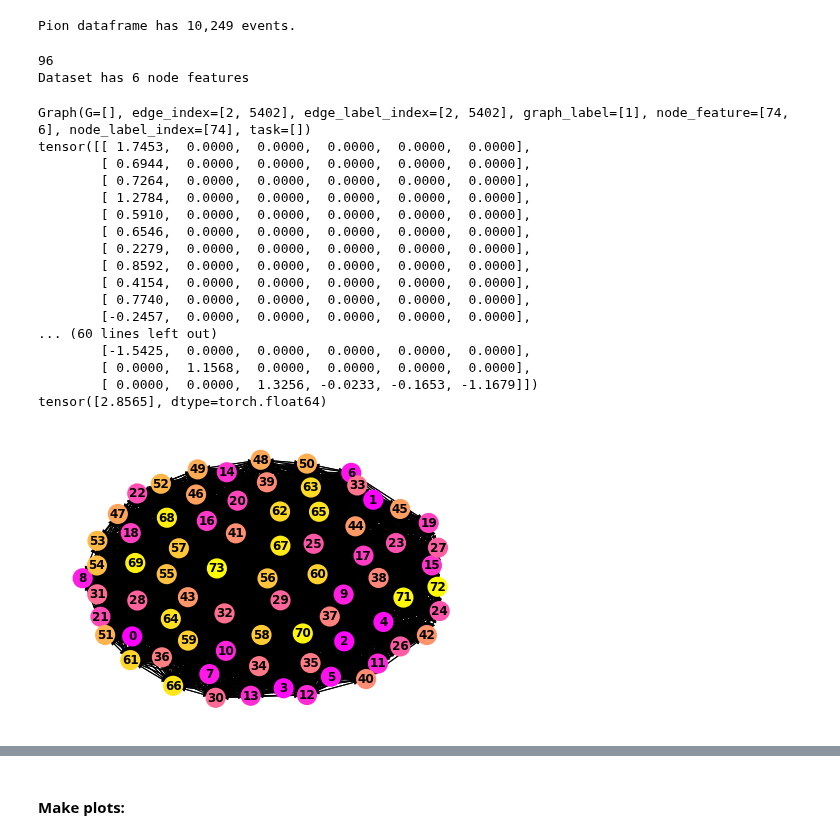
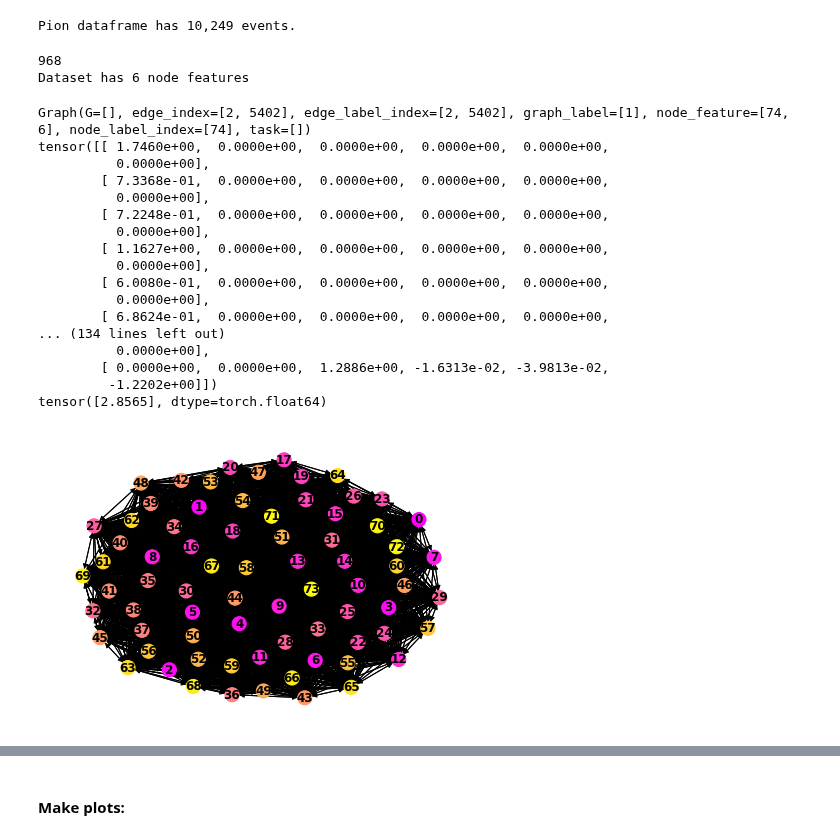
Before and after one commit to atlas-calo-ml/gn4pions_eastbay, a Jupyter notebook: mariel_gnn.ipynb, the cells around one changed output, grey strips where cells are left out. Cells and saved outputs as stored; diff of their text form; code cells hidden in the pictures.

```diff
--- a/mariel_gnn.ipynb
+++ b/mariel_gnn.ipynb
@@ -618,7 +618,7 @@ def clean_dataframe(df):
 
     return df2
 # %%
-df = clean_dataframe(df_pion[:100])
+df = clean_dataframe(df_pion[:1000])
 # %%
 class PionDataset_Regress(torch.utils.data.Dataset):
     'Characterizes a dataset for PyTorch'
@@ -678,39 +678,39 @@ dataset = GraphDataset(graphs, task="graph", minimum_node_per_graph=0)
 print(len(dataset))
 print("Dataset has {} node features".format(dataset.num_node_features))
 # %% [output]
-96
+968
 Dataset has 6 node features
 # %%
 plt.figure()
 graph = dataset[0]
 print(graph)
 print(graph.node_feature)
 print(graph.graph_label)
 nx.draw(to_networkx(graph),
         cmap='spring',
         with_labels=True,
         font_weight='bold',
         node_color = np.arange(graph.num_nodes),
-        node_size=200, linewidths=6)
+        node_size=200, linewidths=1)
 # %% [output]
 Graph(G=[], edge_index=[2, 5402], edge_label_index=[2, 5402], graph_label=[1], node_feature=[74, 6], node_label_index=[74], task=[])
-tensor([[ 1.7453,  0.0000,  0.0000,  0.0000,  0.0000,  0.0000],
-        [ 0.6944,  0.0000,  0.0000,  0.0000,  0.0000,  0.0000],
-        [ 0.7264,  0.0000,  0.0000,  0.0000,  0.0000,  0.0000],
-        [ 1.2784,  0.0000,  0.0000,  0.0000,  0.0000,  0.0000],
-        [ 0.5910,  0.0000,  0.0000,  0.0000,  0.0000,  0.0000],
-        [ 0.6546,  0.0000,  0.0000,  0.0000,  0.0000,  0.0000],
-        [ 0.2279,  0.0000,  0.0000,  0.0000,  0.0000,  0.0000],
-        [ 0.8592,  0.0000,  0.0000,  0.0000,  0.0000,  0.0000],
-        [ 0.4154,  0.0000,  0.0000,  0.0000,  0.0000,  0.0000],
-        [ 0.7740,  0.0000,  0.0000,  0.0000,  0.0000,  0.0000],
-        [-0.2457,  0.0000,  0.0000,  0.0000,  0.0000,  0.0000],
-... (60 lines left out)
-        [-1.5425,  0.0000,  0.0000,  0.0000,  0.0000,  0.0000],
-        [ 0.0000,  1.1568,  0.0000,  0.0000,  0.0000,  0.0000],
-        [ 0.0000,  0.0000,  1.3256, -0.0233, -0.1653, -1.1679]])
+tensor([[ 1.7460e+00,  0.0000e+00,  0.0000e+00,  0.0000e+00,  0.0000e+00,
+          0.0000e+00],
+        [ 7.3368e-01,  0.0000e+00,  0.0000e+00,  0.0000e+00,  0.0000e+00,
+          0.0000e+00],
+        [ 7.2248e-01,  0.0000e+00,  0.0000e+00,  0.0000e+00,  0.0000e+00,
+          0.0000e+00],
+        [ 1.1627e+00,  0.0000e+00,  0.0000e+00,  0.0000e+00,  0.0000e+00,
+          0.0000e+00],
+        [ 6.0080e-01,  0.0000e+00,  0.0000e+00,  0.0000e+00,  0.0000e+00,
+          0.0000e+00],
+        [ 6.8624e-01,  0.0000e+00,  0.0000e+00,  0.0000e+00,  0.0000e+00,
+... (134 lines left out)
+          0.0000e+00],
+        [ 0.0000e+00,  0.0000e+00,  1.2886e+00, -1.6313e-02, -3.9813e-02,
+         -1.2202e+00]])
 tensor([2.8565], dtype=torch.float64)
-[figure, old version]
+[figure, new version]
 # %%
 class GIN_Regress(torch.nn.Module):
     def __init__(self, input_size, hidden_size, output_size, args):
```
Also changed, not shown: parts of 12 cells of this notebook, 1 other file.
